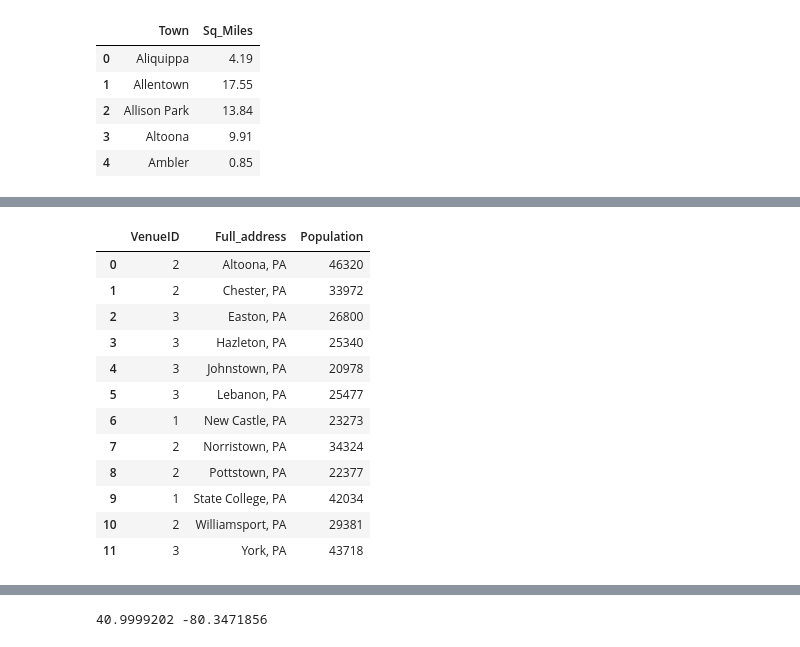
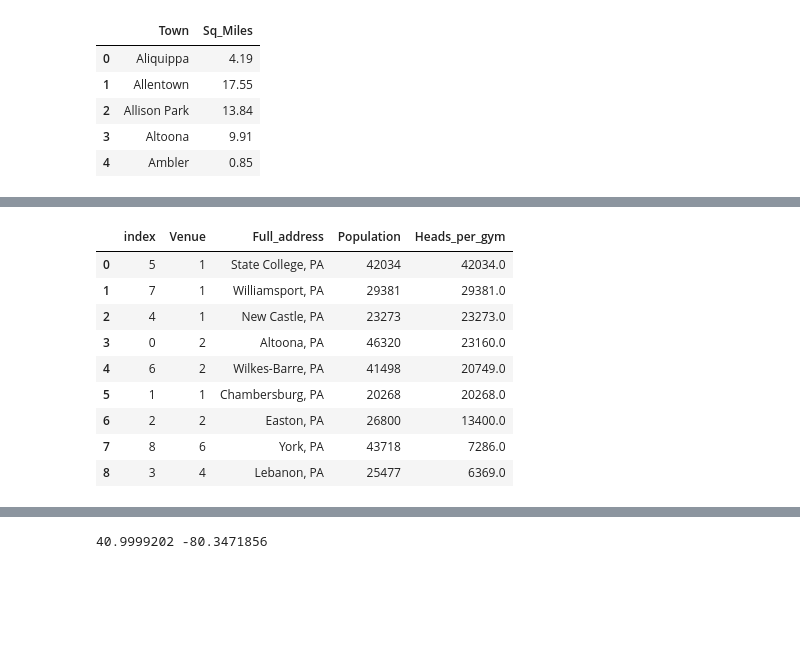
Before and after one commit to mplatt7/Coursera_Capstone, a Jupyter notebook: Battle of the Neighborhoods - MP.ipynb, the cells around one changed output, grey strips where cells are left out. Saved outputs shown, nothing was run; the diff lists cells and outputs as text; code cells hidden in the pictures; blank space fills up the shorter version.

```diff
--- a/Battle of the Neighborhoods - MP.ipynb
+++ b/Battle of the Neighborhoods - MP.ipynb
@@ -329,0 +528,4 @@ possible_locations
+# %%
+# assign cluster ID to each row in coordinates
+county_coordinates["Clus_km"] = labels
+county_coordinates.head(5)
@@ -329,0 +607,6 @@ possible_locations
+# %%
+# firstly, we reduce the list of potential locations based on the clustering analysis
+exclude_list=['Norristown','Chester','Pottstown','Harrisburg']
+towns=towns[~towns['Town'].isin(exclude_list)]
+towns.reset_index(inplace=True,drop=True)
+towns #shortlist is now down to 11 towns
@@ -330,44 +628,37 @@ possible_locations
 # %%
-#get Foursquare data on existing gym venue locations in focus list of prospective towns
+def getNearbyGymVenues(names, latitudes, longitudes, radius=8000,LIMIT=10000):
 
-def getNearbyGymVenues(names, latitudes, longitudes,LIMIT=3,search_query='Gym'):
     venues_list=[]
     for name, lat, lng in zip(names, latitudes, longitudes):
-        #print(name,lat,lng)
+        print(name)
 
         # create the API request URL
-        url='https://api.foursquare.com/v2/venues/search?client_id={}&client_secret={}&v={}&ll={},{}&query={}&radius={}&limit={}'.format(
+        url = 'https://api.foursquare.com/v2/venues/explore?&client_id={}&client_secret={}&v={}&ll={},{}&radius={}&limit={}'.format(
             CLIENT_ID,
             CLIENT_SECRET,
             VERSION,
             lat,
             lng,
-            search_query,
             radius,
             LIMIT)
-        #print(url)
 
         # make the GET request
-        results = requests.get(url).json()['response']['venues']
-        #print(results)
+        results = requests.get(url).json()["response"]['groups'][0]['items']
 
-        #build list with all data needed
+        # return only relevant information for each nearby venue
         venues_list.append([(
             name,
             lat,
             lng,
-            v['id'],
-            v['name'],
-            v['location']['lat'],
-            v['location']['lng'],
-            v['categories'][0]['name']) for v in results])
-        #print(venues_list)
+            v['venue']['name'],
+            v['venue']['location']['lat'],
+            v['venue']['location']['lng'],
+            v['venue']['categories'][0]['name']) for v in results])
 
     PA_venues = pd.DataFrame([item for venue_list in venues_list for item in venue_list])
     PA_venues.columns = ['Town',
                   'TownLatitude',
                   'TownLongitude',
-                  'VenueID',
                   'Venue',
                   'VenueLat',
                   'VenueLong',
@@ -481,18 +782,20 @@ town_pop.head()
 # %%
 #create df combining number of gyms with population for each focus town
-gym_perhead=gym_summary[['VenueID']].merge(town_pop,left_on='Town',right_on='Full_address',how='left')
-gym_perhead
+gym_perhead=gym_summary[['Venue']].merge(town_pop,left_on='Town',right_on='Full_address',how='left')
+
+#calculate population per existing gym
+gym_perhead['Heads_per_gym']=gym_perhead.apply(lambda row: (row.Population/row.Venue),axis=1).round()
+gym_perhead_sorted=gym_perhead.sort_values(by='Heads_per_gym',ascending=False)
+gym_perhead_sorted.reset_index(inplace=True)
+gym_perhead_sorted
 # %% [output]
-|  | VenueID | Full_address | Population |
-| 0 | 2 | Altoona, PA | 46320 |
-| 1 | 2 | Chester, PA | 33972 |
-| 2 | 3 | Easton, PA | 26800 |
-| 3 | 3 | Hazleton, PA | 25340 |
-| 4 | 3 | Johnstown, PA | 20978 |
-| 5 | 3 | Lebanon, PA | 25477 |
-| 6 | 1 | New Castle, PA | 23273 |
-| 7 | 2 | Norristown, PA | 34324 |
-| 8 | 2 | Pottstown, PA | 22377 |
-| 9 | 1 | State College, PA | 42034 |
-| 10 | 2 | Williamsport, PA | 29381 |
-| 11 | 3 | York, PA | 43718 |
+|  | index | Venue | Full_address | Population | Heads_per_gym |
+| 0 | 5 | 1 | State College, PA | 42034 | 42034.0 |
+| 1 | 7 | 1 | Williamsport, PA | 29381 | 29381.0 |
+| 2 | 4 | 1 | New Castle, PA | 23273 | 23273.0 |
+| 3 | 0 | 2 | Altoona, PA | 46320 | 23160.0 |
+| 4 | 6 | 2 | Wilkes-Barre, PA | 41498 | 20749.0 |
+| 5 | 1 | 1 | Chambersburg, PA | 20268 | 20268.0 |
+| 6 | 2 | 2 | Easton, PA | 26800 | 13400.0 |
+| 7 | 8 | 6 | York, PA | 43718 | 7286.0 |
+| 8 | 3 | 4 | Lebanon, PA | 25477 | 6369.0 |
```
Also changed, not shown: parts of 86 cells of this notebook.
